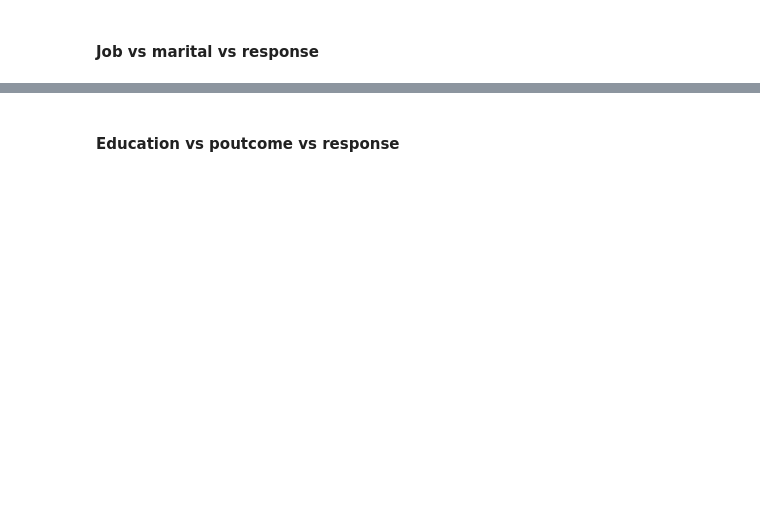
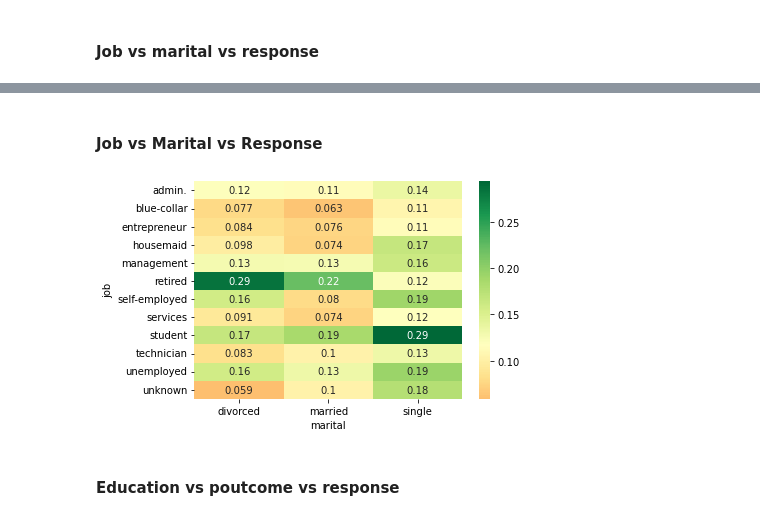
Before and after one commit to deepak7meher/machine-learning, a Jupyter notebook: Bank+Marketing+Campaign.ipynb, the cells around one changed output, grey strips where cells are left out. Saved outputs shown, nothing was run; the diff lists cells and outputs as text; code cells hidden in the pictures; blank space fills up the shorter version.

```diff
--- a/Bank+Marketing+Campaign.ipynb
+++ b/Bank+Marketing+Campaign.ipynb
@@ -866,3 +889,11 @@ plt.show()
+# %% [markdown]
+#### Job vs Marital vs Response
+# %%
+res = pd.pivot_table(inp0, index="job", columns="marital", values="response_flag")
+sns.heatmap(res, annot=True, cmap="RdYlGn", center=inp0.response_flag.mean())
+plt.show()
+# %% [output]
+[figure, added]
 # %% [markdown]
 #### Education vs poutcome vs response
 # %%
```
Also changed, not shown: parts of 5 cells of this notebook.
